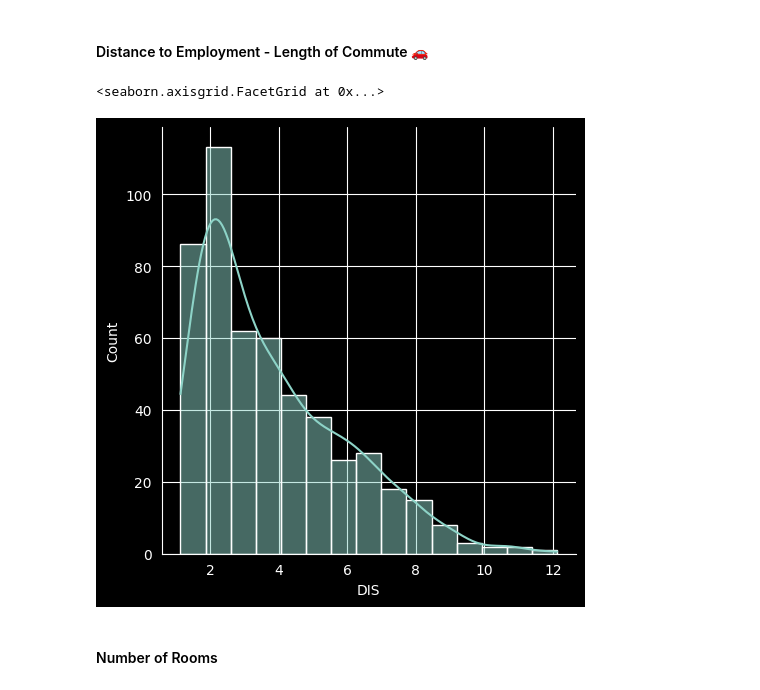
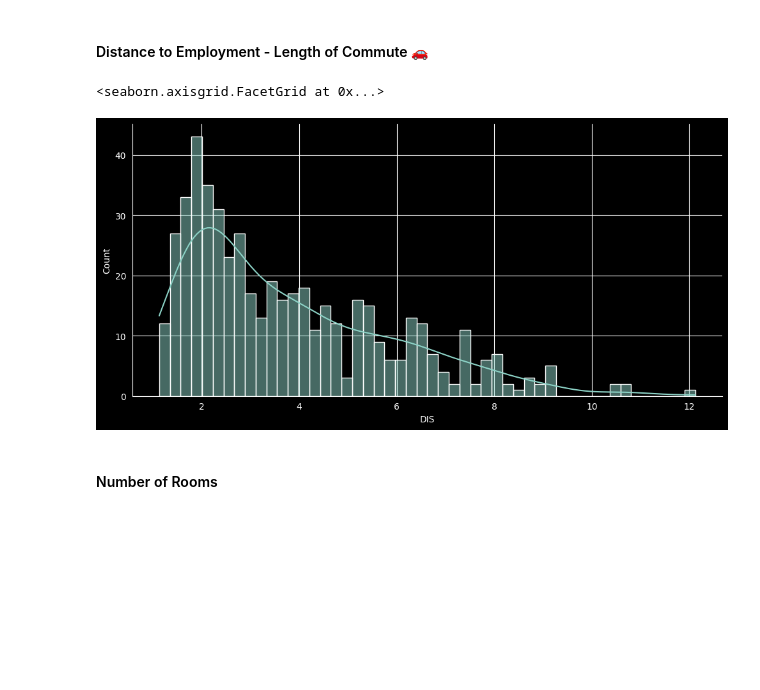
Before and after one commit to tbk81/100-DAYS-OF-CODE-PY, a Jupyter notebook: 81-predict-house-prices/Multivariable_Regression_and_Valuation_Model.ipynb, the cells around one changed output. Saved outputs shown, nothing was run; the diff lists cells and outputs as text; code cells hidden in the pictures; blank space fills up the shorter version.

```diff
--- a/81-predict-house-prices/Multivariable_Regression_and_Valuation_Model.ipynb
+++ b/81-predict-house-prices/Multivariable_Regression_and_Valuation_Model.ipynb
@@ -226,10 +228,12 @@ sns.displot(data=data,
 # %%
 sns.displot(data=data,
             x=data.DIS,
+            bins=50,
+            aspect=2,
             kde=True)
 # %% [output]
 <seaborn.axisgrid.FacetGrid at 0x...>
-[figure, old version]
+[figure, new version]
 # %% [markdown]
 #### Number of Rooms
 # %%
```
Also changed, not shown: parts of 25 cells of this notebook.
